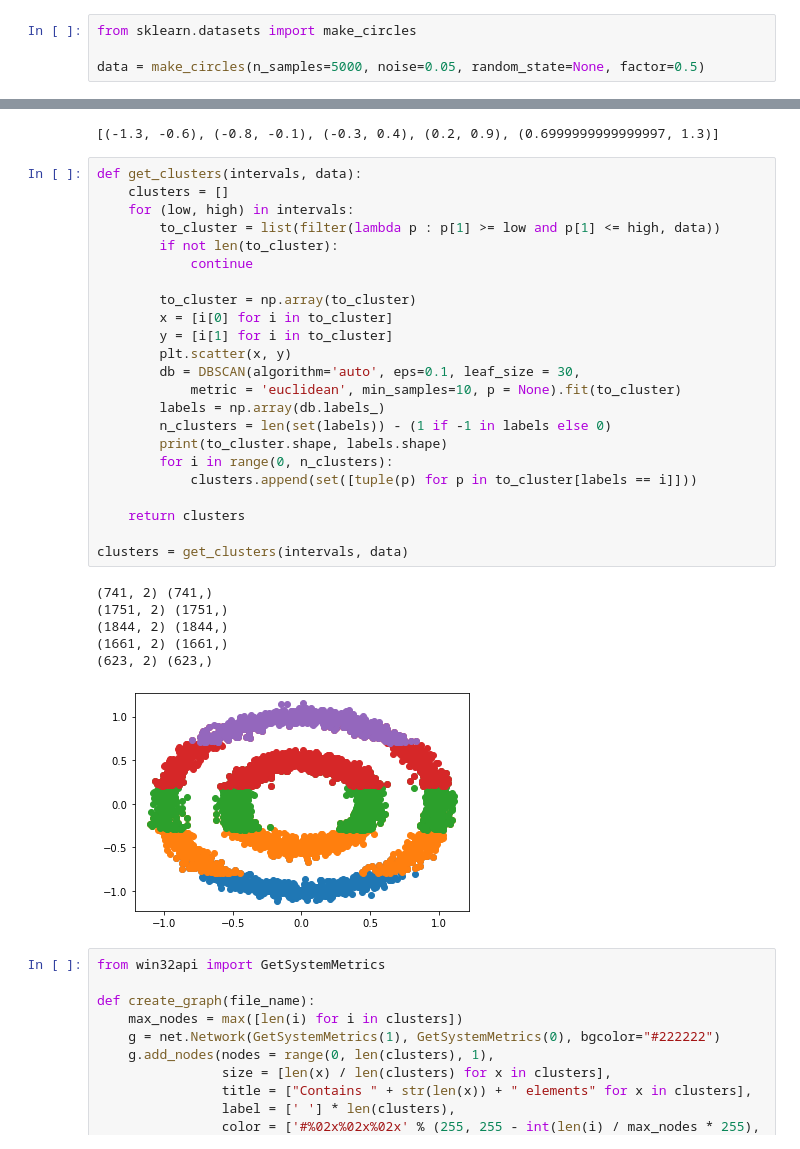
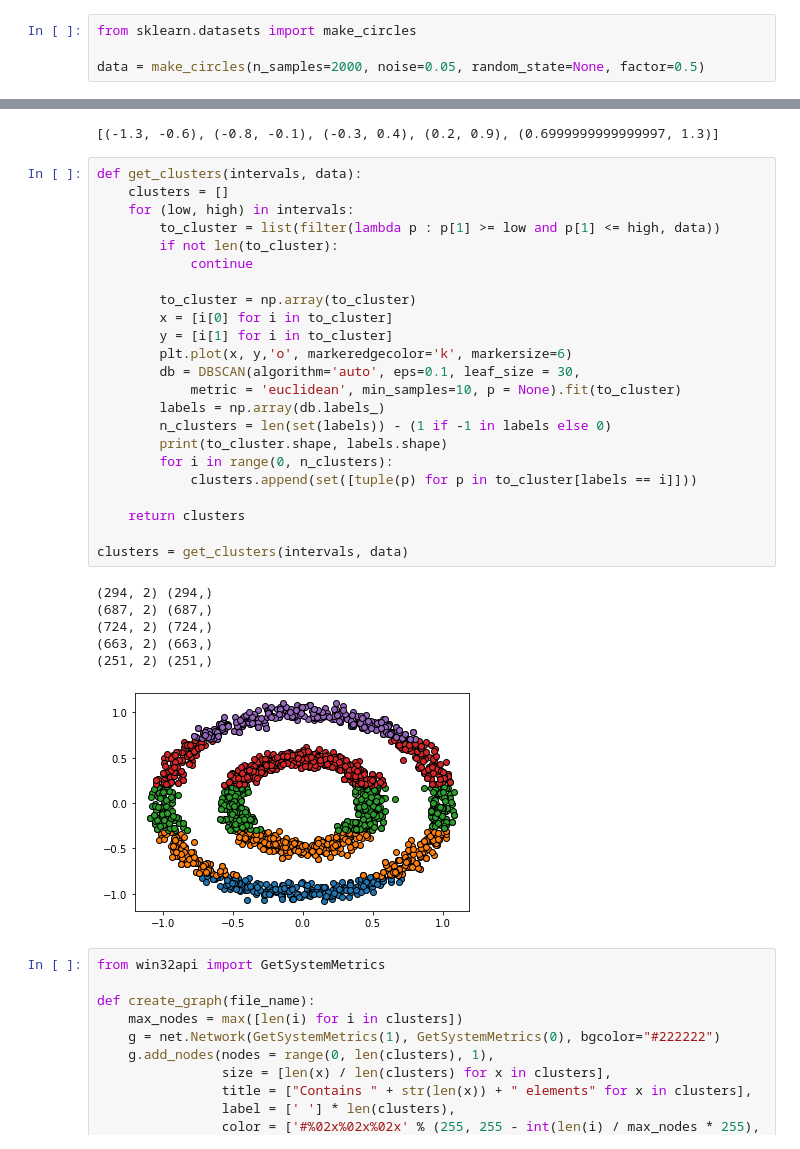
Before and after one commit to ThisWasntTaken/Topology-Mapper, a Jupyter notebook: notebook.ipynb, the cells around one changed output, grey strips where cells are left out. Drawn from its saved outputs; the diff is of its cells as text.

```diff
--- a/notebook.ipynb
+++ b/notebook.ipynb
@@ -8,7 +8,7 @@ from math import floor, ceil
 # %%
 from sklearn.datasets import make_circles
 
-data = make_circles(n_samples=5000, noise=0.05, random_state=None, factor=0.5)
+data = make_circles(n_samples=2000, noise=0.05, random_state=None, factor=0.5)
 # %%
 labels = data[1]
 data = data[0]
@@ -99,33 +99,33 @@ print(intervals)
 # %%
 def get_clusters(intervals, data):
     clusters = []
     for (low, high) in intervals:
         to_cluster = list(filter(lambda p : p[1] >= low and p[1] <= high, data))
         if not len(to_cluster):
             continue
 
         to_cluster = np.array(to_cluster)
         x = [i[0] for i in to_cluster]
         y = [i[1] for i in to_cluster]
-        plt.scatter(x, y)
+        plt.plot(x, y,'o', markeredgecolor='k', markersize=6)
         db = DBSCAN(algorithm='auto', eps=0.1, leaf_size = 30,
             metric = 'euclidean', min_samples=10, p = None).fit(to_cluster)
         labels = np.array(db.labels_)
         n_clusters = len(set(labels)) - (1 if -1 in labels else 0)
         print(to_cluster.shape, labels.shape)
         for i in range(0, n_clusters):
             clusters.append(set([tuple(p) for p in to_cluster[labels == i]]))
 
     return clusters
 
 clusters = get_clusters(intervals, data)
 # %% [output]
-(741, 2) (741,)
-(1751, 2) (1751,)
-(1844, 2) (1844,)
-(1661, 2) (1661,)
-(623, 2) (623,)
+(294, 2) (294,)
+(687, 2) (687,)
+(724, 2) (724,)
+(663, 2) (663,)
+(251, 2) (251,)
-[figure, old version]
+[figure, new version]
 # %%
 from win32api import GetSystemMetrics
 
```
Also changed, not shown: parts of 3 cells of this notebook, 5 other files.
